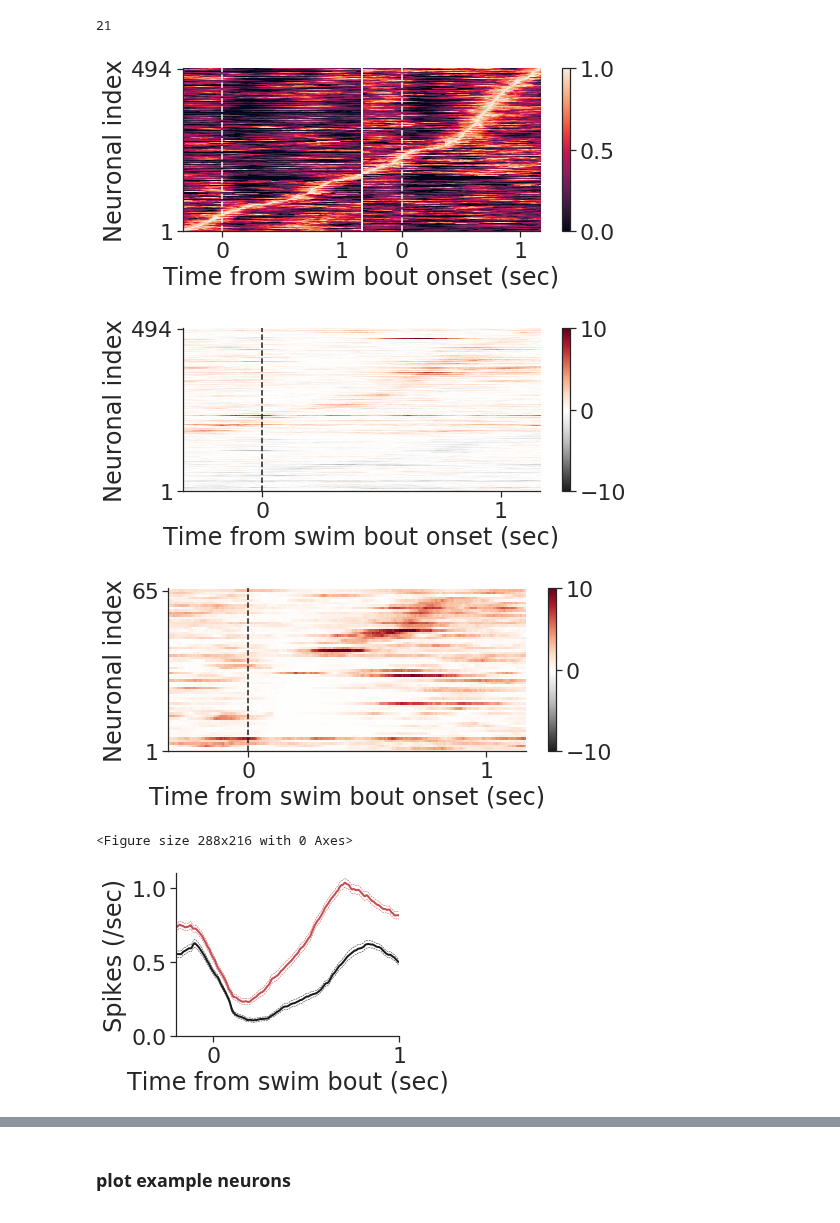
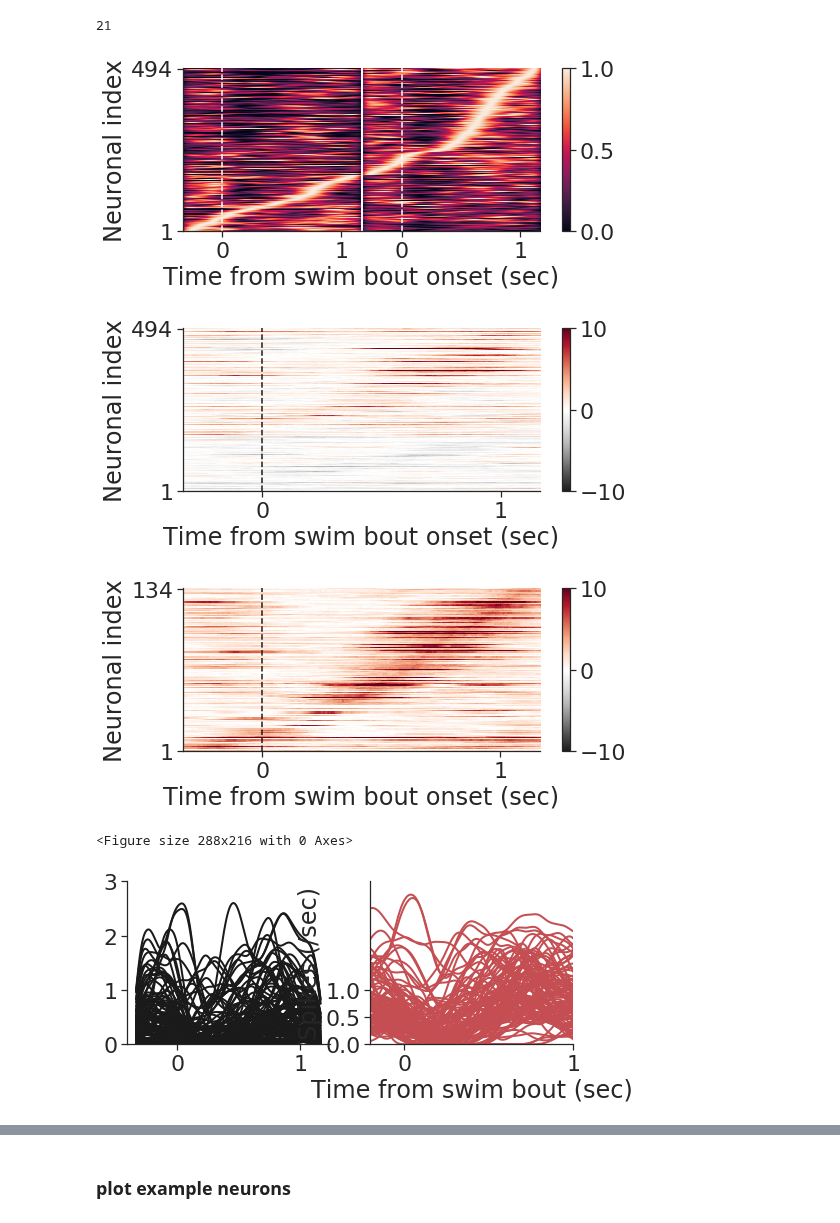
Before and after one commit to zqwei/DRN_voltage_analysis, a Jupyter notebook: Notebooks/gain_task_spike.ipynb, the cells around one changed output, grey strips where cells are left out. Cells and saved outputs as stored; diff of their text form; code cells hidden in the pictures.

```diff
--- a/Notebooks/gain_task_spike.ipynb
+++ b/Notebooks/gain_task_spike.ipynb
@@ -21,8 +24,8 @@ t_post = 350 # time window post-swim
 t_label = np.arange(-t_pre, t_post)/300
 t_sig = 240
 # %%
-k_ = gaussKernel(sigma=1)
-k_sub = gaussKernel(sigma=11)
+k_ = gaussKernel(sigma=5)
+k_sub = gaussKernel(sigma=5)
 ave_low_list = []
 ave_high_list = []
 p_mat = []
@@ -108,7 +111,7 @@ plt.colorbar()
 sns.despine()
 plt.savefig('../Plots/gain/pop_act_max.pdf')
 # %% [output]
-[figure, old version]
+[figure, new version]
 # %%
 # sig_mat = np.abs(p_mat)<0.05
 # sel_ind = sig_mat.sum(axis=-1)>30
@@ -132,10 +135,10 @@ plt.colorbar()
 sns.despine()
 # plt.savefig('../Plots/gain/pop_act_p_value.pdf')
 # %% [output]
-[figure, old version]
+[figure, new version]
 # %%
 sig_mat = np.abs(p_mat)<0.05
-sel_ind = sig_mat.sum(axis=-1)>30
+sel_ind = sig_mat.sum(axis=-1)>10
 p_mat_ = np.abs(p_mat)[sel_ind]
 sig_mat = -np.log(np.abs(p_mat_)+1e-10)
 sign_mat = np.sign(p_mat_)
@@ -156,39 +159,43 @@ plt.colorbar()
 sns.despine()
 # plt.savefig('../Plots/gain/pop_sel_act_p_value.pdf')
 # %% [output]
-[figure, old version]
+[figure, new version]
 # %%
 sig_mat = np.abs(p_mat)[:, t_pre-30:(t_pre+300)]<0.05
 sel_ind = sig_mat.sum(axis=-1)>30
 # %%
 plt.figure(figsize=(4, 3))
 
-ave_act = np.array(ave_low_list)[sel_ind].mean(axis=0)
-sem_act = np.array(ave_low_list)[sel_ind].std(axis=0)/np.sqrt(len(ave_low_list))
+#ave_act = np.array(ave_low_list)[sel_ind].mean(axis=0)
+#sem_act = np.array(ave_low_list)[sel_ind].std(axis=0)/np.sqrt(len(ave_low_list))
+ave_act = np.array(ave_low_list)[sel_ind]
 
-plt.figure(figsize=(4, 3))
-plt.plot(t_label, ave_act, '-k', lw=2)
-plt.plot(t_label, ave_act+sem_act, '--k', lw=0.5)
-plt.plot(t_label, ave_act-sem_act, '--k', lw=0.5)
+plt.figure(figsize=(8, 3))
+plt.subplot(121).plot(t_label, ave_act.T, '-k', lw=2)
+#plt.plot(t_label, ave_act+sem_act, '--k', lw=0.5)
+#plt.plot(t_label, ave_act-sem_act, '--k', lw=0.5)
+plt.ylim([0, 3])
 
-ave_act = np.array(ave_high_list)[sel_ind].mean(axis=0)
-sem_act = np.array(ave_high_list)[sel_ind].std(axis=0)/np.sqrt(len(ave_high_list))
-plt.plot(t_label, ave_act, '-r', lw=2)
-plt.plot(t_label, ave_act+sem_act, '--r', lw=0.5)
-plt.plot(t_label, ave_act-sem_act, '--r', lw=0.5)
+#ave_act = np.array(ave_high_list)[sel_ind].mean(axis=0)
+ave_act = np.array(ave_high_list)[sel_ind]
+#sem_act = np.array(ave_high_list)[sel_ind].std(axis=0)/np.sqrt(len(ave_high_list))
+plt.subplot(122).plot(t_label, ave_act.T, '-r', lw=2)
+#plt.plot(t_label, ave_act+sem_act, '--r', lw=0.5)
+#plt.plot(t_label, ave_act-sem_act, '--r', lw=0.5)
+plt.ylim([0, 3])
 
 # plt.vlines([0], [0], [1.1], linestyles='--', colors='k')
 plt.xlim([-0.2, 1.0])
-plt.ylim([0, 1.1])
+#plt.ylim([0, 5])
 plt.yticks(np.arange(0, 1.01, 0.5))
 plt.xticks([0, 1])
 plt.xlabel('Time from swim bout (sec)')
 plt.ylabel('Spikes (/sec)')
 sns.despine()
 plt.savefig('../Plots/gain/pop_sel_act_ave.svg')
 # %% [output]
 <Figure size 288x216 with 0 Axes>
-[figure, old version]
+[figure, new version]
 # %%
 plt.figure(figsize=(4, 3))
 act_ = np.array(sub_low_list)
```
Also changed, not shown: parts of 7 cells of this notebook, 1 other file.
